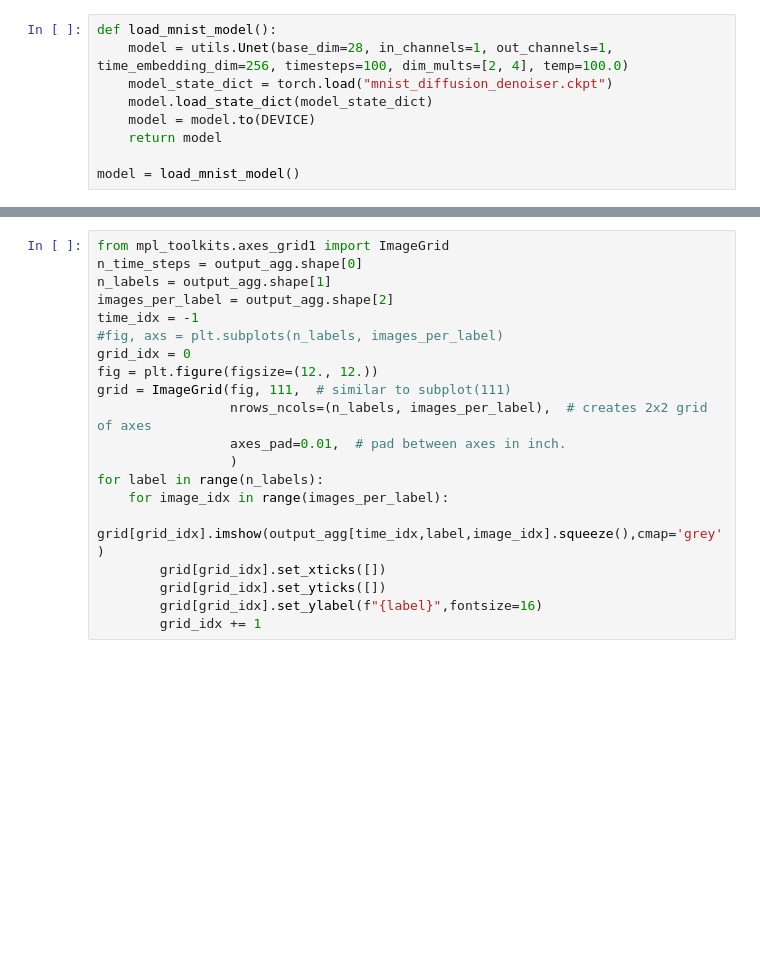
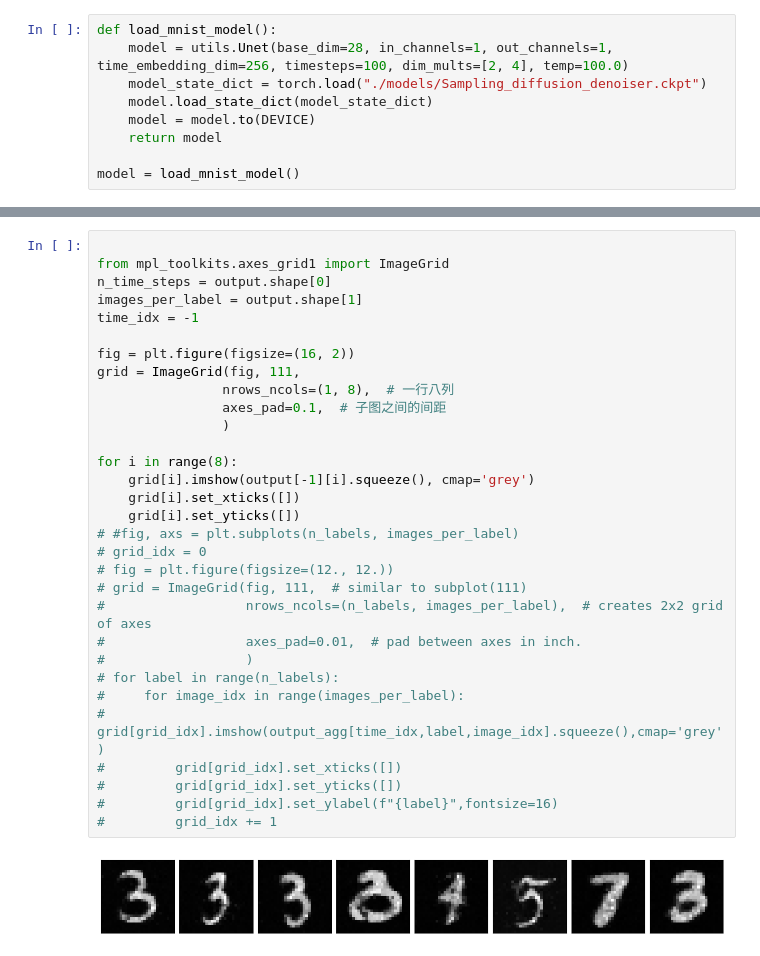
Before and after one commit to cgymmy/LearnDiffusion, a Jupyter notebook: Code/Classifier.ipynb, the cells around one changed output, grey strips where cells are left out. Drawn from its saved outputs; the diff is of its cells as text; blank space fills up the shorter version.

```diff
--- a/Code/Classifier.ipynb
+++ b/Code/Classifier.ipynb
@@ -162,7 +160,7 @@ torch.Size([16, 1, 28, 28])
 # %%
 def load_mnist_model():
     model = utils.Unet(base_dim=28, in_channels=1, out_channels=1, time_embedding_dim=256, timesteps=100, dim_mults=[2, 4], temp=100.0)
-    model_state_dict = torch.load("mnist_diffusion_denoiser.ckpt")
+    model_state_dict = torch.load("./models/Sampling_diffusion_denoiser.ckpt")
     model.load_state_dict(model_state_dict)
     model = model.to(DEVICE)
     return model
@@ -193,20 +242,33 @@ torch.Size([8, 10, 1001, 1, 28, 28])
 # %%
+
 from mpl_toolkits.axes_grid1 import ImageGrid
-n_time_steps = output_agg.shape[0]
-n_labels = output_agg.shape[1]
-images_per_label = output_agg.shape[2]
+n_time_steps = output.shape[0]
+images_per_label = output.shape[1]
 time_idx = -1
-#fig, axs = plt.subplots(n_labels, images_per_label)
-grid_idx = 0
-fig = plt.figure(figsize=(12., 12.))
-grid = ImageGrid(fig, 111,  # similar to subplot(111)
-                 nrows_ncols=(n_labels, images_per_label),  # creates 2x2 grid of axes
-                 axes_pad=0.01,  # pad between axes in inch.
-                 )
-for label in range(n_labels):
-    for image_idx in range(images_per_label):
-        grid[grid_idx].imshow(output_agg[time_idx,label,image_idx].squeeze(),cmap='grey')
-        grid[grid_idx].set_xticks([])
-        grid[grid_idx].set_yticks([])
-        grid[grid_idx].set_ylabel(f"{label}",fontsize=16)
-        grid_idx += 1
+
+fig = plt.figure(figsize=(16, 2))
+grid = ImageGrid(fig, 111,
+                nrows_ncols=(1, 8),  # 一行八列
+                axes_pad=0.1,  # 子图之间的间距
+                )
+
+for i in range(8):
+    grid[i].imshow(output[-1][i].squeeze(), cmap='grey')
+    grid[i].set_xticks([])
+    grid[i].set_yticks([])
+# #fig, axs = plt.subplots(n_labels, images_per_label)
+# grid_idx = 0
+# fig = plt.figure(figsize=(12., 12.))
+# grid = ImageGrid(fig, 111,  # similar to subplot(111)
+#                  nrows_ncols=(n_labels, images_per_label),  # creates 2x2 grid of axes
+#                  axes_pad=0.01,  # pad between axes in inch.
+#                  )
+# for label in range(n_labels):
+#     for image_idx in range(images_per_label):
+#         grid[grid_idx].imshow(output_agg[time_idx,label,image_idx].squeeze(),cmap='grey')
+#         grid[grid_idx].set_xticks([])
+#         grid[grid_idx].set_yticks([])
+#         grid[grid_idx].set_ylabel(f"{label}",fontsize=16)
+#         grid_idx += 1
+# %% [output]
+[figure, added]
```
Also changed, not shown: parts of 8 cells of this notebook, 11 other files.
